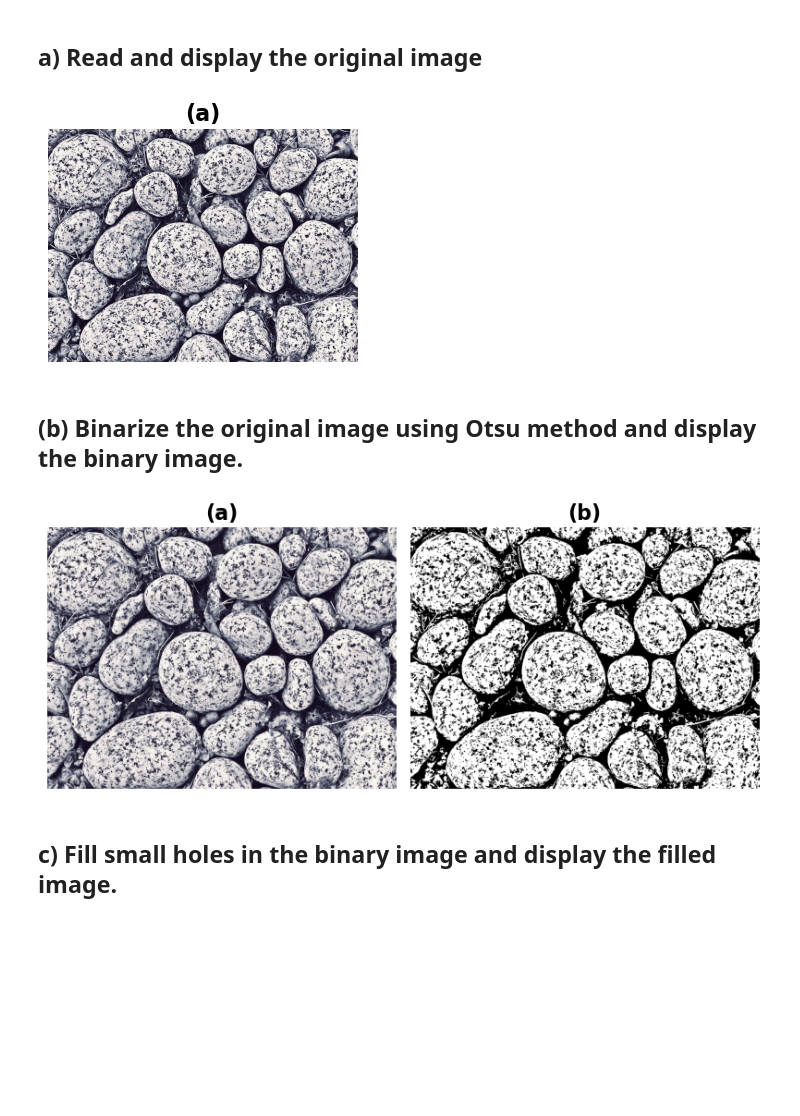
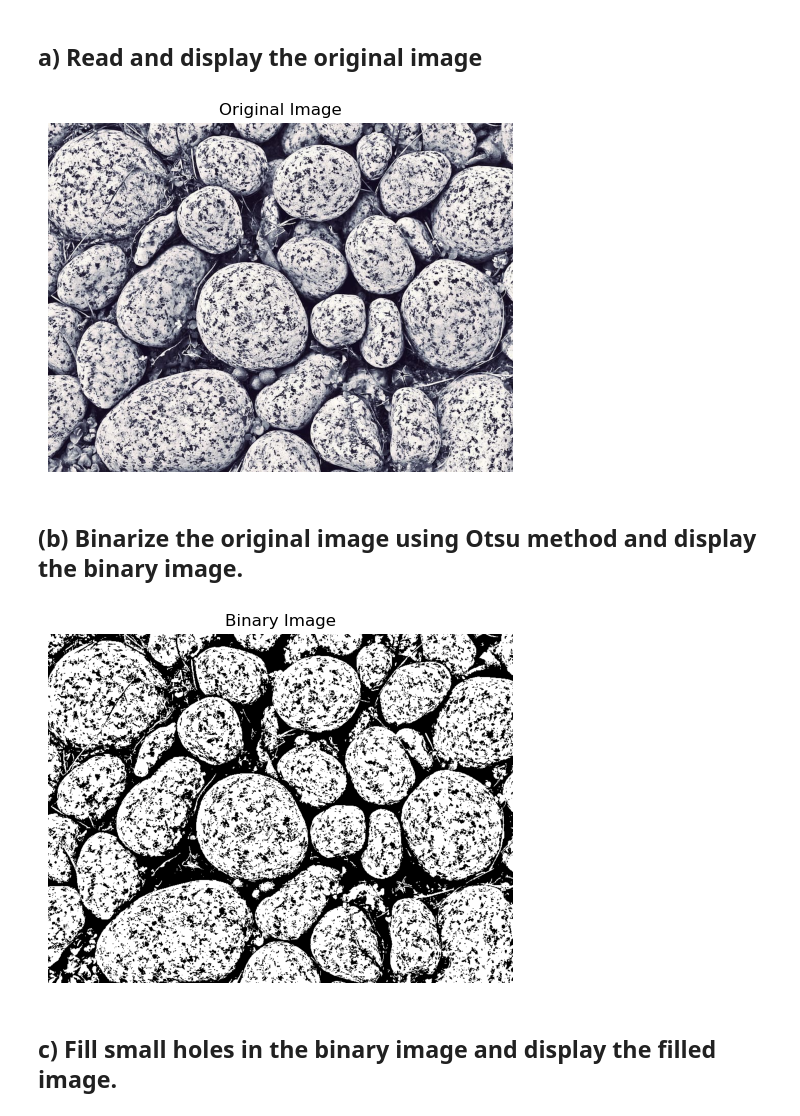
Before and after one commit to sonsiho/FPT-ImageAndVideoProcessing, a Jupyter notebook: Final/final.ipynb, the cells around one changed output. Saved outputs shown, nothing was run; the diff lists cells and outputs as text; code cells hidden in the pictures; blank space fills up the shorter version.

```diff
--- a/Final/final.ipynb
+++ b/Final/final.ipynb
@@ -135,60 +135,42 @@ fig.savefig(output_path_eq_corrected, bbox_inches='tight')
 # %% [markdown]
 ## a) Read and display the original image
 # %%
-from PIL import Image
+from skimage.io import imread
+from skimage.color import rgb2gray
+from skimage.filters import threshold_otsu
 import matplotlib.pyplot as plt
+from skimage.morphology import binary_erosion, binary_dilation, diamond
+from scipy.ndimage import binary_fill_holes
+from skimage.measure import label, regionprops
 
 # Load the image
-image_path = './Data/Ex2.jpg'
-original_image = Image.open(image_path)
+original_image = imread('./Data/Ex2.jpg')
 
 # Display the original image
-plt.figure(figsize=(4, 4))
+plt.figure(figsize=(6, 6))
 plt.imshow(original_image)
-plt.title('(a)', fontweight='bold', fontsize=16)
+plt.title('Original Image')
 plt.axis('off')
 plt.show()
 # %% [output]
-[figure, old version]
+[figure, new version]
 # %% [markdown]
 ## (b) Binarize the original image using Otsu method and display the binary image.
-# %%
-from skimage.filters import threshold_otsu
-from skimage.color import rgb2gray
-import numpy as np
-
-# Convert the image to grayscale
-gray_img = rgb2gray(original_image)
-
-# Use Otsu's method to find the optimal threshold
-thresh = threshold_otsu(gray_img)
-
-# Binarize the image: pixels above the threshold are white, else black
-binary_img = gray_img > thresh
-
-fig, axes = plt.subplots(1, 2, figsize=(8, 8))
-
-# Display the original image
-axes[0].imshow(original_image)
-axes[0].axis('off')
-axes[0].set_title('(a)', fontweight='bold', fontsize=16)
-
-# Display the binary image
-axes[1].imshow(binary_img, cmap='gray')
-axes[1].axis('off')
-axes[1].set_title('(b)', fontweight='bold', fontsize=16)
-
-# Show the figure with both images
-plt.tight_layout()
-plt.show()
-
-# Display the binary image
-# plt.figure(figsize=(4,4))
-# plt.imshow(binary_img, cmap='gray')
-# plt.title('(b)', fontweight='bold',fontsize=16)
-# plt.axis('off')
-# plt.show()
-# %% [output]
-[figure, removed]
+# %%
+# Convert the image to grayscale
+gray_image = rgb2gray(original_image)
+
+# Binarize the image using Otsu's threshold
+thresh = threshold_otsu(gray_image)
+binary_image = gray_image > thresh
+
+# Display the binary image
+plt.figure(figsize=(6, 6))
+plt.imshow(binary_image, cmap='gray')
+plt.title('Binary Image')
+plt.axis('off')
+plt.show()
+# %% [output]
+[figure, added]
 # %% [markdown]
 ## c) Fill small holes in the binary image and display the filled image.
```
Also changed, not shown: parts of 18 cells of this notebook, 4 other files.
